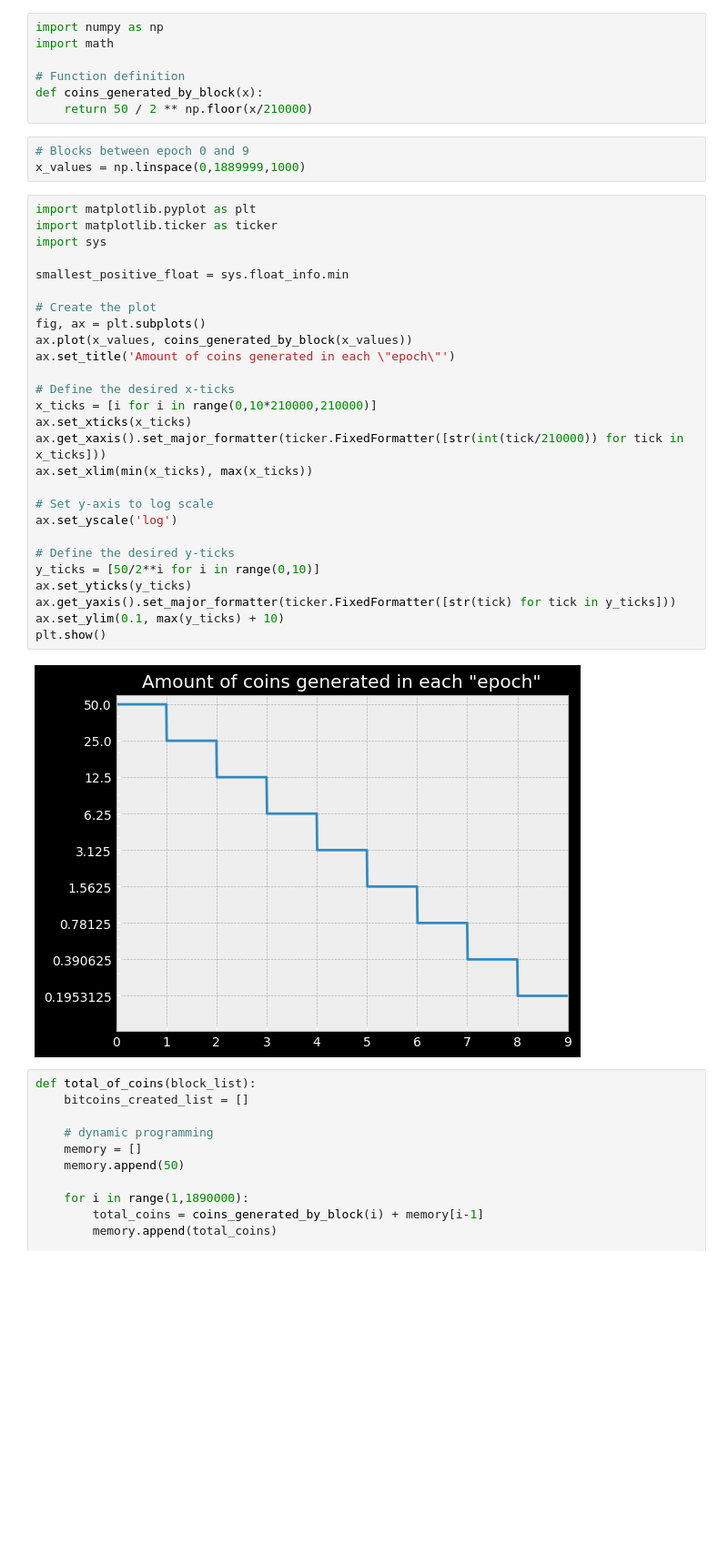
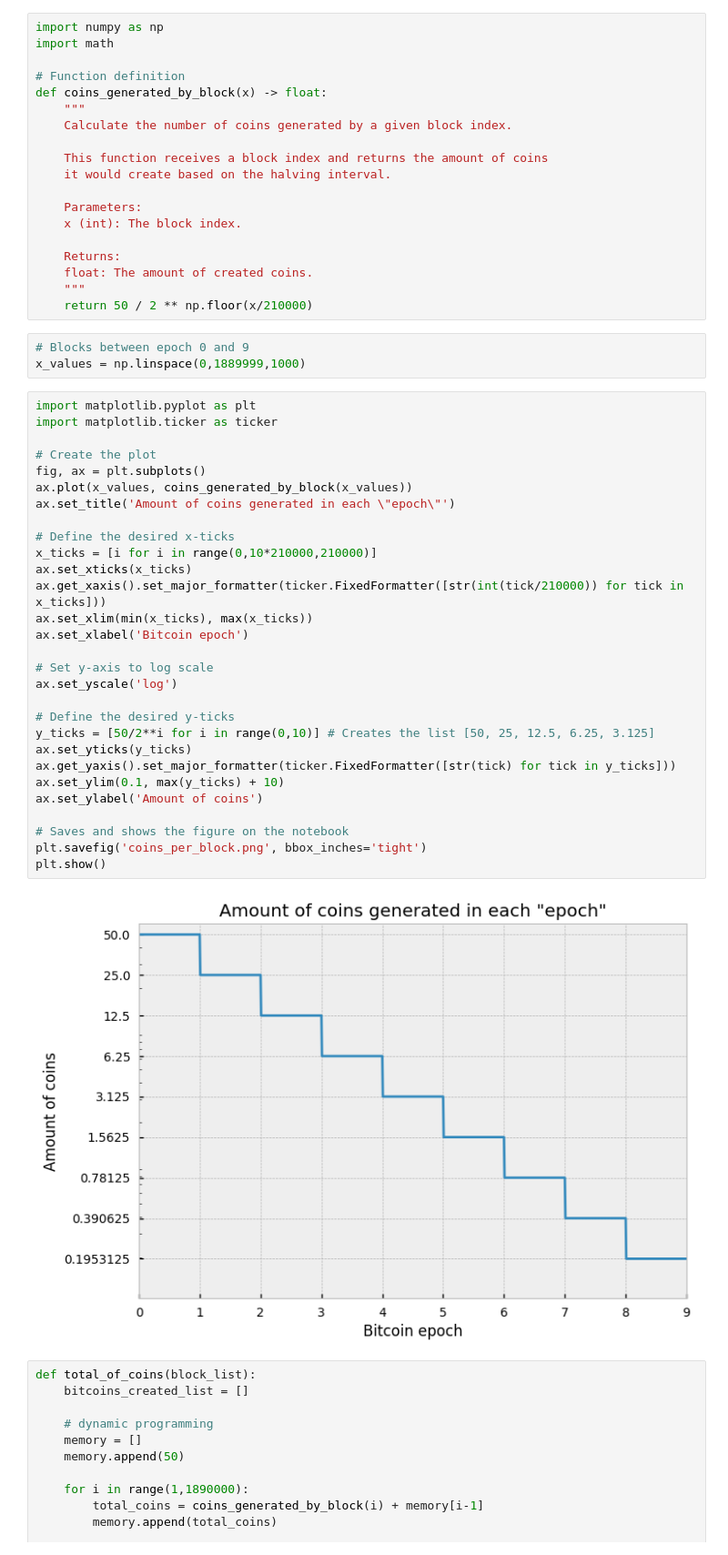
Before and after one commit to TulioNPL/DataScienceAnalysis, a Jupyter notebook: btc.ipynb, the cells around one changed output. Shown at 91% size. Cells and saved outputs as stored; diff of their text form; blank space fills up the shorter version.

```diff
--- a/btc.ipynb
+++ b/btc.ipynb
@@ -233,45 +227,59 @@ f(x) = 50/2^{\lfloor {x/210.000} \rfloor}
 \end{equation}
 
 If you are wondering how it would look in a chart, here it is:
-# %%
-import numpy as np
-import math
-
-# Function definition
-def coins_generated_by_block(x):
-    return 50 / 2 ** np.floor(x/210000)
+# %%
+import numpy as np
+import math
+
+# Function definition
+def coins_generated_by_block(x) -> float:
+    """
+    Calculate the number of coins generated by a given block index.
+
+    This function receives a block index and returns the amount of coins
+    it would create based on the halving interval.
+
+    Parameters:
+    x (int): The block index.
+
+    Returns:
+    float: The amount of created coins.
+    """
+    return 50 / 2 ** np.floor(x/210000)
 # %%
 # Blocks between epoch 0 and 9
 x_values = np.linspace(0,1889999,1000)
 # %%
 import matplotlib.pyplot as plt
 import matplotlib.ticker as ticker
-import sys
-
-smallest_positive_float = sys.float_info.min
 
 # Create the plot
 fig, ax = plt.subplots()
 ax.plot(x_values, coins_generated_by_block(x_values))
 ax.set_title('Amount of coins generated in each \"epoch\"')
 
 # Define the desired x-ticks
 x_ticks = [i for i in range(0,10*210000,210000)]
 ax.set_xticks(x_ticks)
 ax.get_xaxis().set_major_formatter(ticker.FixedFormatter([str(int(tick/210000)) for tick in x_ticks]))
 ax.set_xlim(min(x_ticks), max(x_ticks))
+ax.set_xlabel('Bitcoin epoch')
 
 # Set y-axis to log scale
 ax.set_yscale('log')
 
 # Define the desired y-ticks
-y_ticks = [50/2**i for i in range(0,10)]
+y_ticks = [50/2**i for i in range(0,10)] # Creates the list [50, 25, 12.5, 6.25, 3.125]
 ax.set_yticks(y_ticks)
 ax.get_yaxis().set_major_formatter(ticker.FixedFormatter([str(tick) for tick in y_ticks]))
 ax.set_ylim(0.1, max(y_ticks) + 10)
+ax.set_ylabel('Amount of coins')
+
+# Saves and shows the figure on the notebook
+plt.savefig('coins_per_block.png', bbox_inches='tight')
 plt.show()
 # %% [output]
-[figure, old version]
+[figure, new version]
 # %%
 def total_of_coins(block_list):
     bitcoins_created_list = []
```
Also changed, not shown: parts of 7 cells of this notebook, 2 other files.
